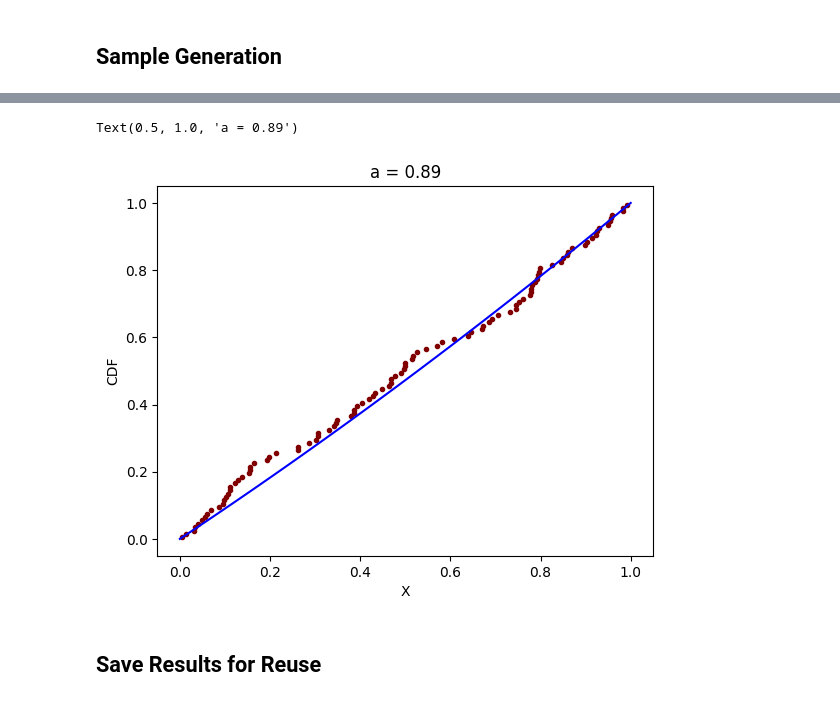
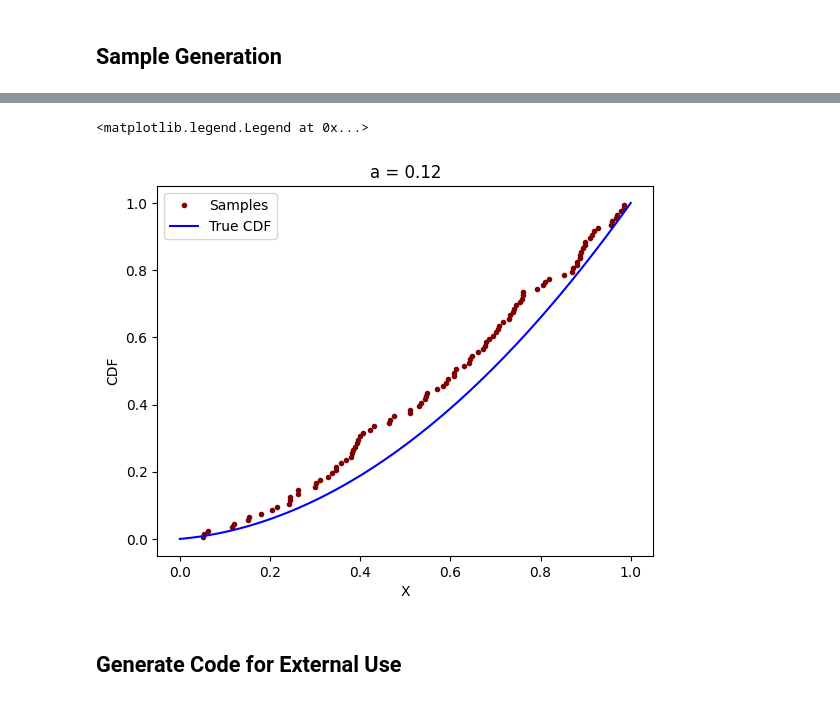
Before and after one commit to DesignToolInvestor/ManetSim, a Jupyter notebook: 2dDist/Worksheets/dist_a.ipynb, the cells around one changed output, grey strips where cells are left out. Cells and saved outputs as stored; diff of their text form; code cells hidden in the pictures.

```diff
--- a/2dDist/Worksheets/dist_a.ipynb
+++ b/2dDist/Worksheets/dist_a.ipynb
@@ -87,7 +76,6 @@ def CdfFact(a):
 # %%
 for a in aL:
-	cdf = CdfFact(a)
-	cdfGrid = [cdf(x) for x in xGrid]
+	cdfGrid = [cdfSym.subs(aSym,a).subs(xSym,x).evalf() for x in xGrid]
 	plot.plot(xGrid,cdfGrid)
 # %% [output]
 [figure]
@@ -112,19 +100,18 @@ approxAt1
 # %% [output]
 $\displaystyle q + \frac{\left(a - 1\right)^{5} \cdot \left(21 \left(2 q - 1\right)^{6} - 35 \left(2 q - 1\right)^{4} + 15 \left(2 q - 1\right)^{2} - 1\right)}{32} + \frac{\left(a - 1\right)^{4} \cdot \left(6 q + 7 \left(2 q - 1\right)^{5} - 10 \left(2 q - 1\right)^{3} - 3\right)}{16} + \frac{\left(a - 1\right)^{3} \cdot \left(5 \left(2 q - 1\right)^{4} - 6 \left(2 q - 1\right)^{2} + 1\right)}{16} + \frac{\left(a - 1\right)^{2} \left(- 2 q + \left(2 q - 1\right)^{3} + 1\right)}{4} + \frac{\left(a - 1\right) \left(\left(2 q - 1\right)^{2} - 1\right)}{4}$
 # %%
-def InvCdfFact(a):
+def InvCdfNum(q,a):
 	if abs(a - 1) < 0.01:
-		result = approxAt1.subs(aSym,a)
+		result = approxAt1.subs(aSym,a).subs(qSym,q).evalf()
 	else:
-		result = invCdfSym.subs(aSym, a).simplify()
+		result = invCdfSym.subs(aSym, a).subs(qSym,q).evalf()
 
-	return lambdify(qSym, result)
+	return result
 # %%
 qGrid = Grid1(0,1, nPlot)
 
 for a in aL:
-	invCdf = InvCdfFact(a)
-	invCdfGrid = [invCdf(x) for x in xGrid]
+	invCdfGrid = [InvCdfNum(x,a) for x in xGrid]
 	plot.plot(xGrid,invCdfGrid)
 # %% [output]
 [figure]
@@ -133,8 +120,7 @@ for a in aL:
 # %%
 def GenSamp(a, nSamp):
 	sampCdf = [uniform(0,1) for _ in range(nSamp)]
-	invCdf = InvCdfFact(a)
-	x = [invCdf(q) for q in sampCdf]
+	x = [InvCdfNum(q,a) for q in sampCdf]
 
 	return x
 # %%
@@ -150,18 +136,20 @@ a
 # %%
 sampSort = sorted(GenSamp(a,nSamp))
 quant = [(k + 0.5) / nSamp for k in range(nSamp)]
 
-plot.plot(sampSort,quant, '.', c="Maroon")
+plot.plot(sampSort,quant, '.', c="Maroon", label='Samples')
 
 xGrid = Grid1(0,1, nPlot)
 qGrid = [cdfSym.subs(aSym,a).subs(xSym,x) for x in xGrid]
-plot.plot(xGrid,qGrid, c='Blue')
+plot.plot(xGrid,qGrid, c='Blue', label='True CDF')
 
 plot.xlabel('X')
 plot.ylabel('CDF')
+
 plot.title(f'a = {a:.2f}')
+plot.legend()
 # %% [output]
-Text(0.5, 1.0, 'a = 0.89')
+<matplotlib.legend.Legend at 0x...>
-[figure, old version]
+[figure, new version]
 # %% [markdown]
-## Save Results for Reuse
+## Generate Code for External Use
```
Also changed, not shown: parts of 21 cells of this notebook, 4 other files.
